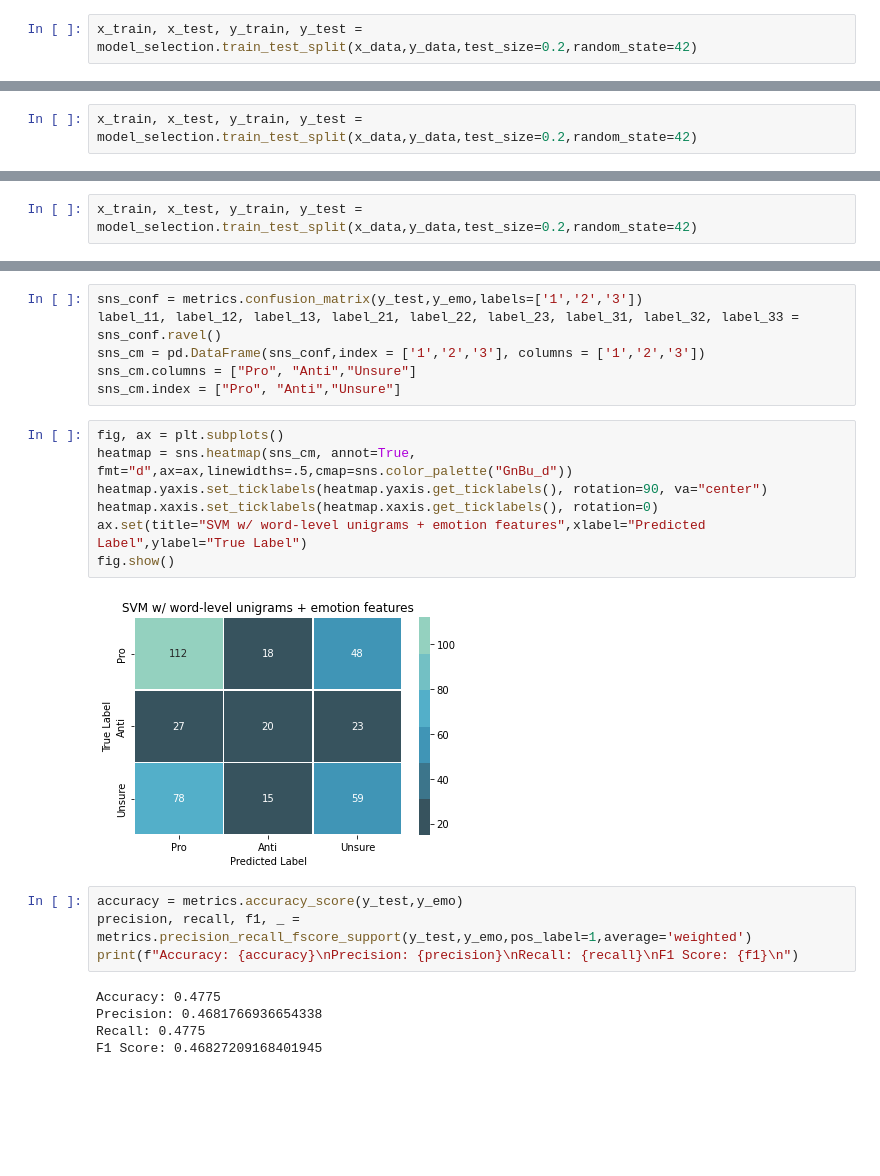
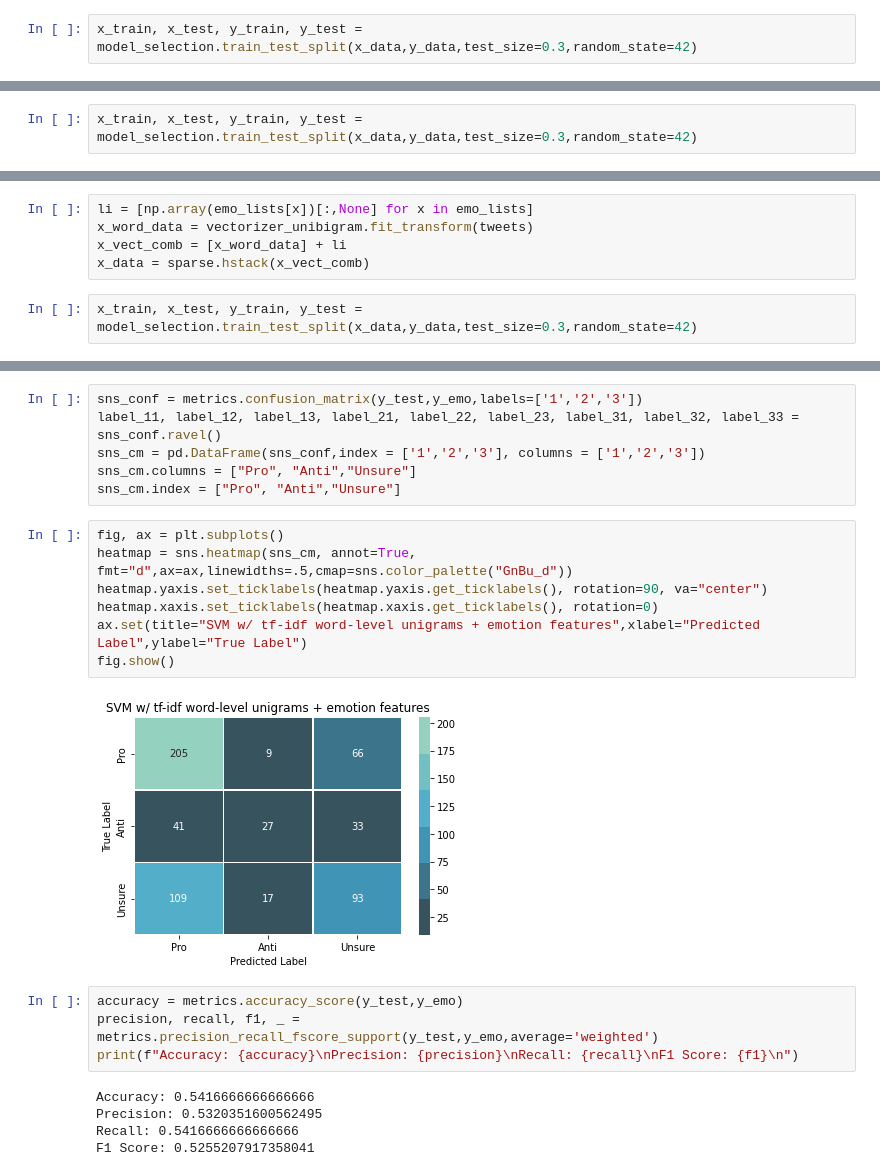
Before and after one commit to betoma/climate-change-emo-analysis, a Jupyter notebook: svm-classification.ipynb, the cells around one changed output, grey strips where cells are left out. Saved outputs shown, nothing was run; the diff lists cells and outputs as text; blank space fills up the shorter version.

```diff
--- a/svm-classification.ipynb
+++ b/svm-classification.ipynb
@@ -222,7 +346,7 @@ x_data.shape
 # %% [output]
 (1999, 61190)
 # %%
-x_train, x_test, y_train, y_test = model_selection.train_test_split(x_data,y_data,test_size=0.2,random_state=42)
+x_train, x_test, y_train, y_test = model_selection.train_test_split(x_data,y_data,test_size=0.3,random_state=42)
 # %% [markdown]
 ### Parameter-Tuning
 # %%
@@ -284,7 +408,7 @@ x_data.shape
 # %% [output]
 (1999, 16785)
 # %%
-x_train, x_test, y_train, y_test = model_selection.train_test_split(x_data,y_data,test_size=0.2,random_state=42)
+x_train, x_test, y_train, y_test = model_selection.train_test_split(x_data,y_data,test_size=0.3,random_state=42)
 # %% [markdown]
 ### Parameter Tuning
 # %%
@@ -376,5 +513,10 @@ x_data = sparse.hstack([x_data,np.array(anger)[:,None],np.array(anger_int)[:,Non
+# %%
+li = [np.array(emo_lists[x])[:,None] for x in emo_lists]
+x_word_data = vectorizer_unibigram.fit_transform(tweets)
+x_vect_comb = [x_word_data] + li
+x_data = sparse.hstack(x_vect_comb)
 # %%
-x_train, x_test, y_train, y_test = model_selection.train_test_split(x_data,y_data,test_size=0.2,random_state=42)
+x_train, x_test, y_train, y_test = model_selection.train_test_split(x_data,y_data,test_size=0.3,random_state=42)
 # %% [markdown]
 ### Parameter Tuning
 # %%
@@ -412,18 +554,18 @@ sns_cm.index = ["Pro", "Anti","Unsure"]
 # %%
 fig, ax = plt.subplots()
 heatmap = sns.heatmap(sns_cm, annot=True, fmt="d",ax=ax,linewidths=.5,cmap=sns.color_palette("GnBu_d"))
 heatmap.yaxis.set_ticklabels(heatmap.yaxis.get_ticklabels(), rotation=90, va="center")
 heatmap.xaxis.set_ticklabels(heatmap.xaxis.get_ticklabels(), rotation=0)
-ax.set(title="SVM w/ word-level unigrams + emotion features",xlabel="Predicted Label",ylabel="True Label")
+ax.set(title="SVM w/ tf-idf word-level unigrams + emotion features",xlabel="Predicted Label",ylabel="True Label")
 fig.show()
 # %% [output]
-[figure, old version]
+[figure, new version]
 # %%
 accuracy = metrics.accuracy_score(y_test,y_emo)
-precision, recall, f1, _ = metrics.precision_recall_fscore_support(y_test,y_emo,pos_label=1,average='weighted')
+precision, recall, f1, _ = metrics.precision_recall_fscore_support(y_test,y_emo,average='weighted')
 print(f"Accuracy: {accuracy}\nPrecision: {precision}\nRecall: {recall}\nF1 Score: {f1}\n")
 # %% [output]
-Accuracy: 0.4775
-Precision: 0.4681766936654338
-Recall: 0.4775
-F1 Score: 0.46827209168401945
+Accuracy: 0.5416666666666666
+Precision: 0.5320351600562495
+Recall: 0.5416666666666666
+F1 Score: 0.5255207917358041
```
Also changed, not shown: parts of 46 cells of this notebook.
